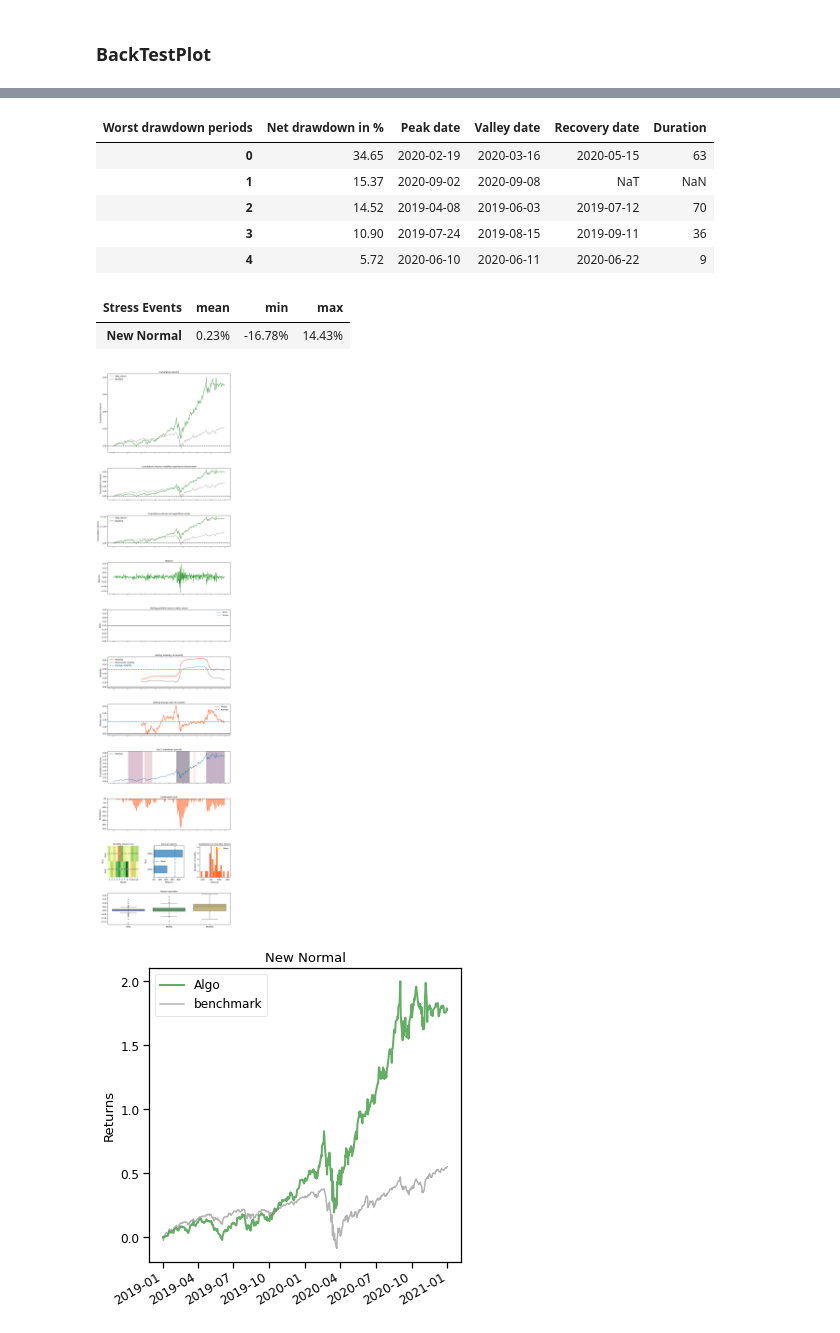
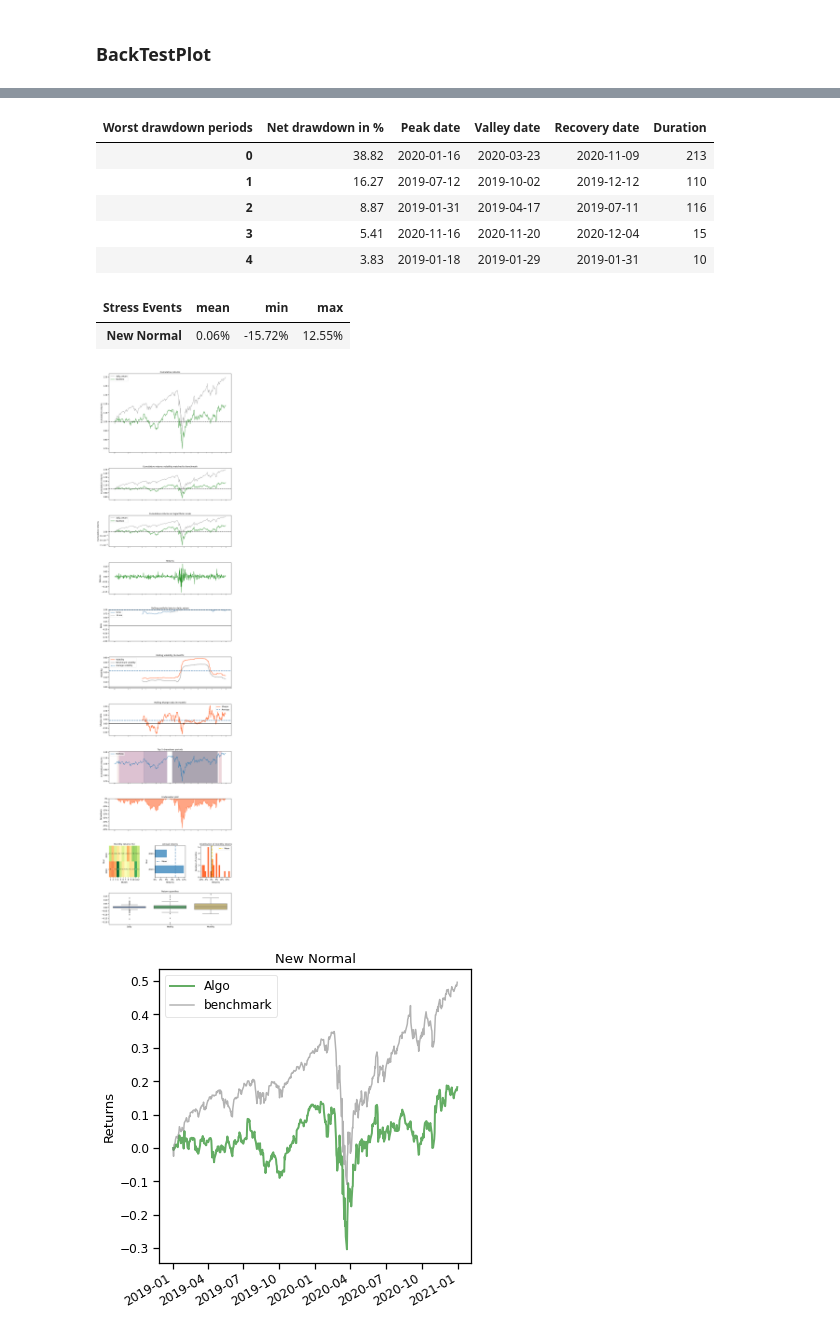
Before and after one commit to BichengWang/RL_stock_trading, a Jupyter notebook: rl_portfolio_trading.ipynb, the cells around one changed output, grey strips where cells are left out. Drawn from its saved outputs; the diff is of its cells as text; code cells hidden in the pictures.

```diff
--- a/rl_portfolio_trading.ipynb
+++ b/rl_portfolio_trading.ipynb
@@ -597,8 +561,8 @@ print("==============Compare to SPY===========")
 # S&P 500: ^GSPC
 # Dow Jones Index: ^DJI
 # NASDAQ 100: ^NDX
-backtest_plot(df_value['sac'],
-             baseline_ticker = 'SPY',
+backtest_plot(df_value['a2c'],
+             baseline_ticker = '^GSPC',
              baseline_start = split_date,
              baseline_end = end_date)
 # %% [output]
@@ -627,10 +591,10 @@ Shape of DataFrame:  (505, 8)
 | Worst drawdown periods | Net drawdown in % | Peak date | Valley date | Recovery date | Duration |
-| 0 | 34.65 | 2020-02-19 | 2020-03-16 | 2020-05-15 | 63 |
-| 1 | 15.37 | 2020-09-02 | 2020-09-08 | NaT | NaN |
-| 2 | 14.52 | 2019-04-08 | 2019-06-03 | 2019-07-12 | 70 |
-| 3 | 10.90 | 2019-07-24 | 2019-08-15 | 2019-09-11 | 36 |
-| 4 | 5.72 | 2020-06-10 | 2020-06-11 | 2020-06-22 | 9 |
+| 0 | 38.82 | 2020-01-16 | 2020-03-23 | 2020-11-09 | 213 |
+| 1 | 16.27 | 2019-07-12 | 2019-10-02 | 2019-12-12 | 110 |
+| 2 | 8.87 | 2019-01-31 | 2019-04-17 | 2019-07-11 | 116 |
+| 3 | 5.41 | 2020-11-16 | 2020-11-20 | 2020-12-04 | 15 |
+| 4 | 3.83 | 2019-01-18 | 2019-01-29 | 2019-01-31 | 10 |
 | Stress Events | mean | min | max |
-| New Normal | 0.23% | -16.78% | 14.43% |
+| New Normal | 0.06% | -15.72% | 12.55% |
-[figure, old version]
+[figure, new version]
-[figure, old version]
+[figure, new version]
```
Also changed, not shown: parts of 17 cells of this notebook, 6 other files.
